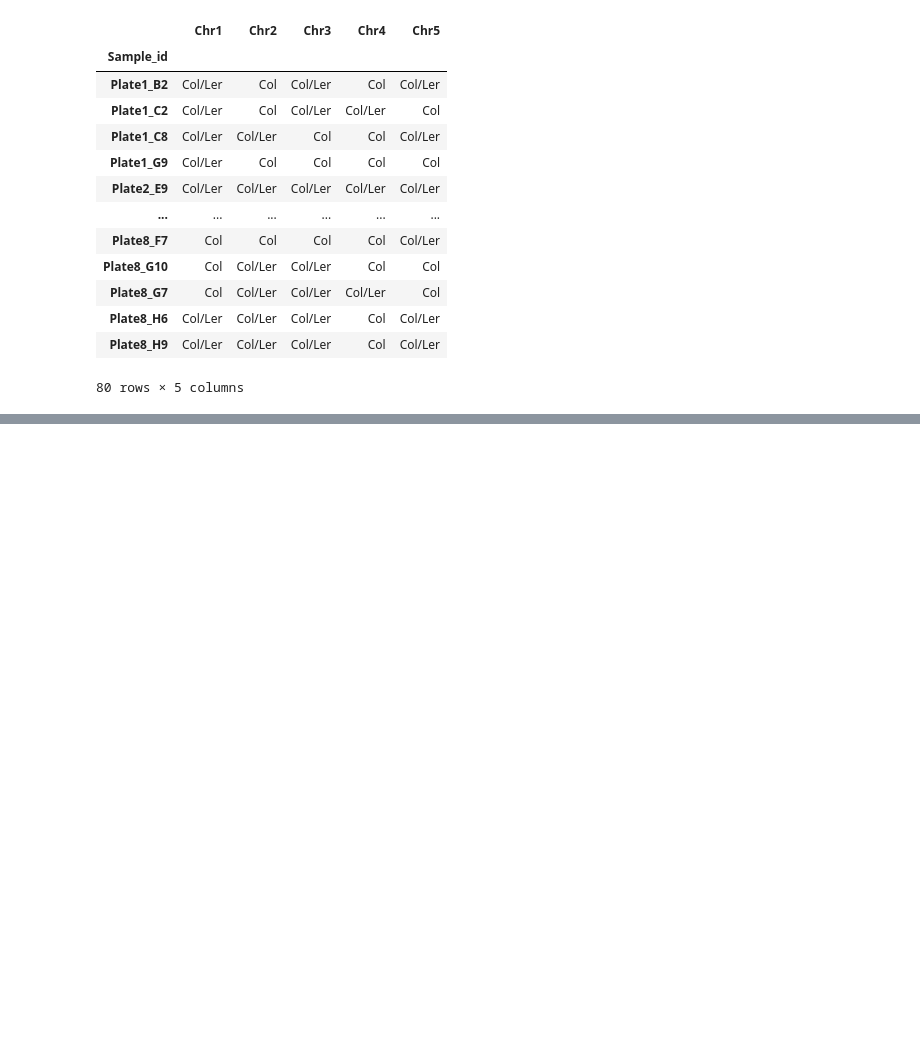
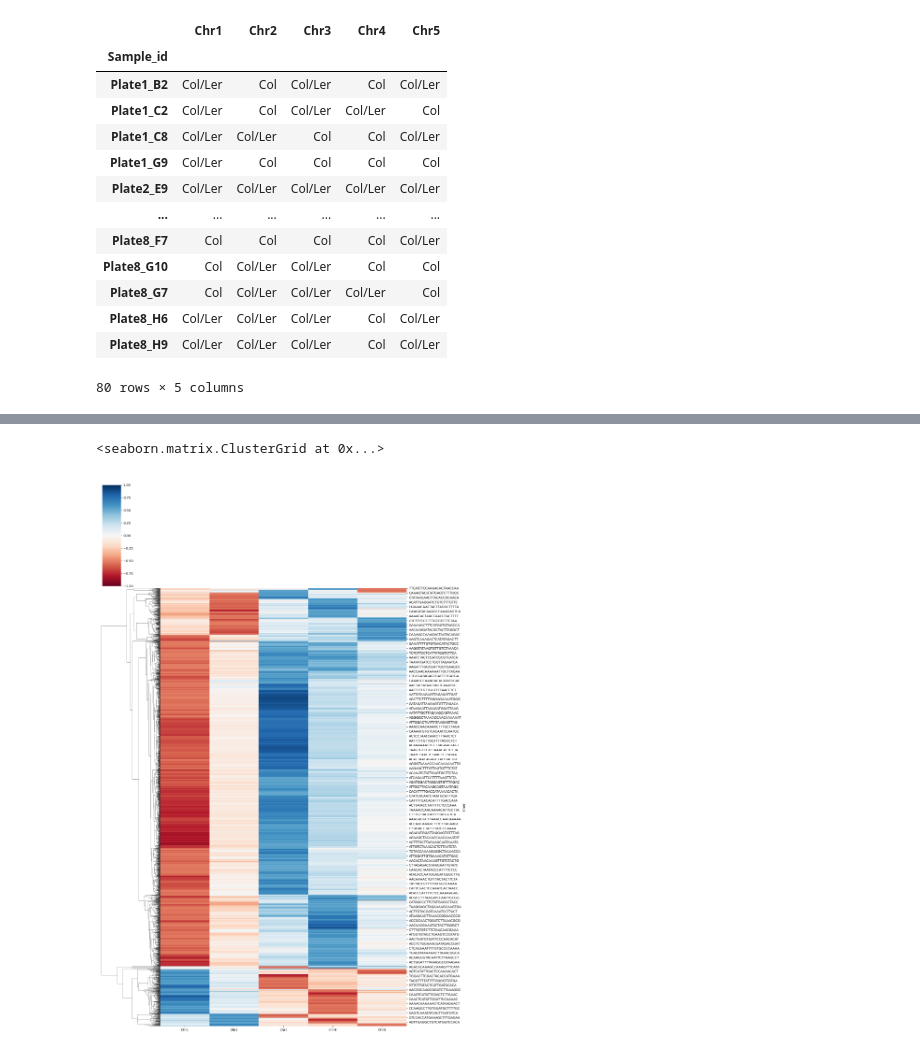
Before and after one commit to HazyFish/cen-kmers, a Jupyter notebook: notebooks/mpipz_analysis.ipynb, the cells around one changed output, grey strips where cells are left out. Drawn from its saved outputs; the diff is of its cells as text; code cells hidden in the pictures; blank space fills up the shorter version.

```diff
--- a/notebooks/mpipz_analysis.ipynb
+++ b/notebooks/mpipz_analysis.ipynb
@@ -423,0 +687,12 @@ df_no_unknown
+# %%
+sns.clustermap(
+    df3.reindex(sorted(df3.columns), axis=1),
+    col_cluster=False,
+    cmap="RdBu",
+    figsize=(16, 24),
+    vmin=-1,
+    vmax=1,
+)
+# %% [output]
+<seaborn.matrix.ClusterGrid at 0x...>
+[figure, added]
```
Also changed, not shown: parts of 15 cells of this notebook, 5 other files.
